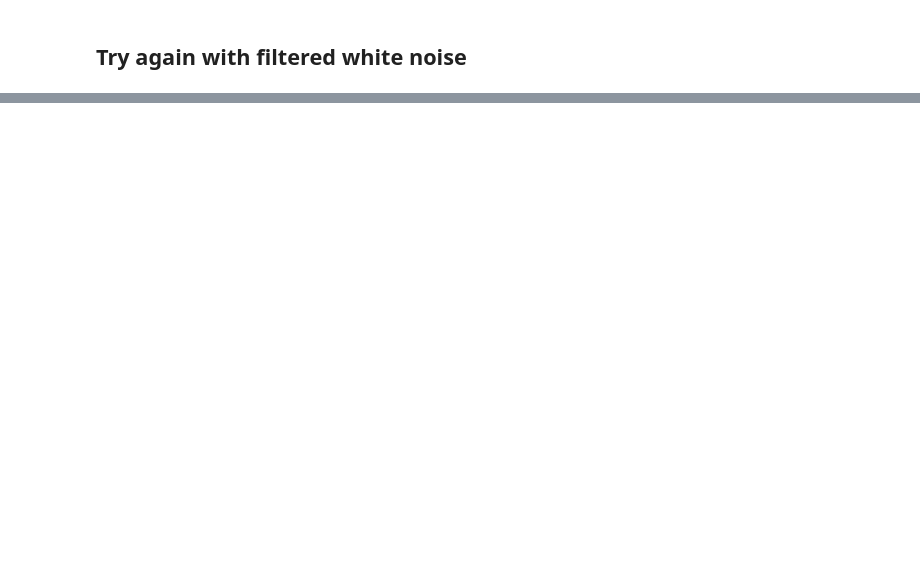
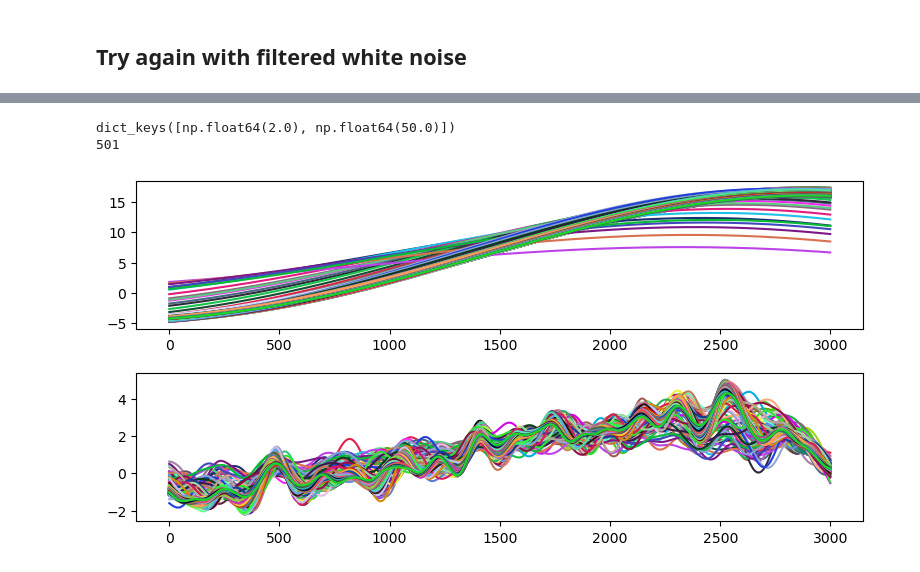
Before and after one commit to liammcs10/AQUA_project, a Jupyter notebook: bursting/test_STA.ipynb, the cells around one changed output, grey strips where cells are left out. Cells and saved outputs as stored; diff of their text form; code cells hidden in the pictures; blank space fills up the shorter version.

```diff
--- a/bursting/test_STA.ipynb
+++ b/bursting/test_STA.ipynb
@@ -174,0 +118,29 @@ fig.suptitle("STA from white noise input")
+# %%
+import matplotlib.pyplot as plt
+import pickle
+import numpy as np
+
+with open(".//RS_intHD//RS_intHD_uniform__STA.pickle", "rb") as file:
+    data = pickle.load(file)
+
+print(data.keys())
+
+N_neurons = len(data[2.0])
+print(N_neurons)
+
+fig, ax = plt.subplots(2, 1, figsize = (8, 4))
+fig.tight_layout()
+
+for i in range(N_neurons):
+    if i == 0:
+        colour = (0, 0, 0)
+    else:
+        colour = np.random.rand(3)
+
+    ax[0].plot(data[2.0][i], color = colour)
+
+    ax[1].plot(data[50.0][i], color = colour)
+# %% [output]
+dict_keys([np.float64(2.0), np.float64(50.0)])
+501
+[figure, added]
```
Also changed, not shown: parts of 8 cells of this notebook, 15 other files.
